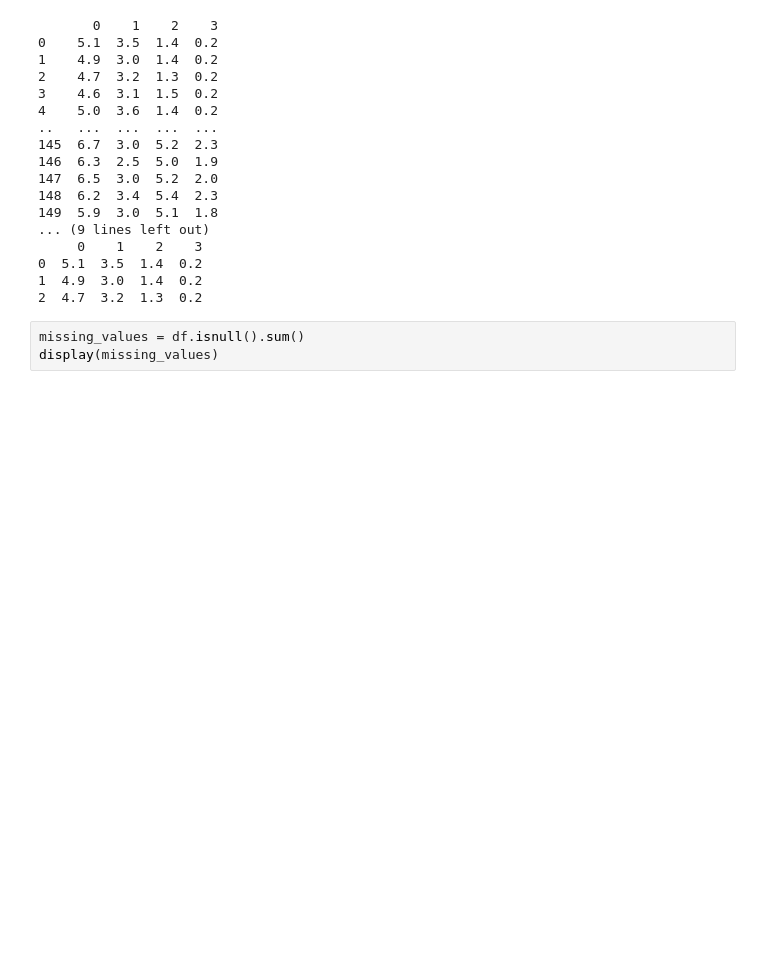
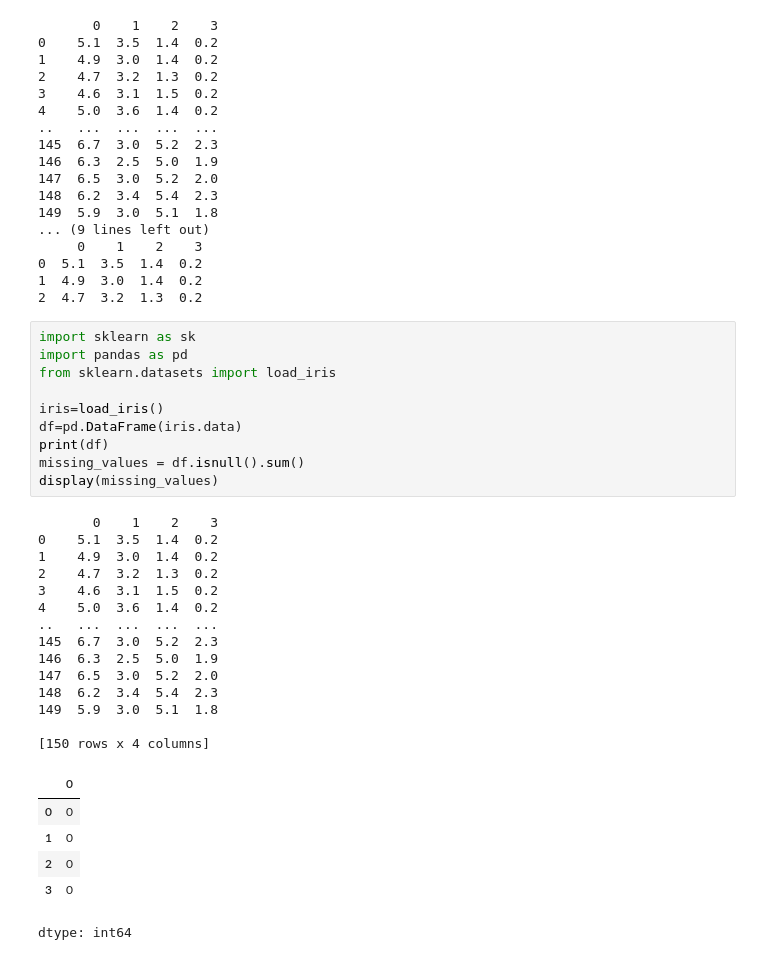
Before and after one commit to shashidhar078/MyPandas, a Jupyter notebook: pandasbasic.ipynb, the cells around one changed output. Saved outputs shown, nothing was run; the diff lists cells and outputs as text; blank space fills up the shorter version.

Commit message:
explored pandas basic questions with iris dataset

```diff
--- a/pandasbasic.ipynb
+++ b/pandasbasic.ipynb
@@ -168,6 +168,34 @@ print(df.head(3))
 0  5.1  3.5  1.4  0.2
 1  4.9  3.0  1.4  0.2
 2  4.7  3.2  1.3  0.2
-# %%
-missing_values = df.isnull().sum()
-display(missing_values)
+# %%
+import sklearn as sk
+import pandas as pd
+from sklearn.datasets import load_iris
+
+iris=load_iris()
+df=pd.DataFrame(iris.data)
+print(df)
+missing_values = df.isnull().sum()
+display(missing_values)
+# %% [output]
+       0    1    2    3
+0    5.1  3.5  1.4  0.2
+1    4.9  3.0  1.4  0.2
+2    4.7  3.2  1.3  0.2
+3    4.6  3.1  1.5  0.2
+4    5.0  3.6  1.4  0.2
+..   ...  ...  ...  ...
+145  6.7  3.0  5.2  2.3
+146  6.3  2.5  5.0  1.9
+147  6.5  3.0  5.2  2.0
+148  6.2  3.4  5.4  2.3
+149  5.9  3.0  5.1  1.8
+
+[150 rows x 4 columns]
+|  | 0 |
+| 0 | 0 |
+| 1 | 0 |
+| 2 | 0 |
+| 3 | 0 |
+dtype: int64
```
Also changed, not shown: parts of 5 cells of this notebook.
